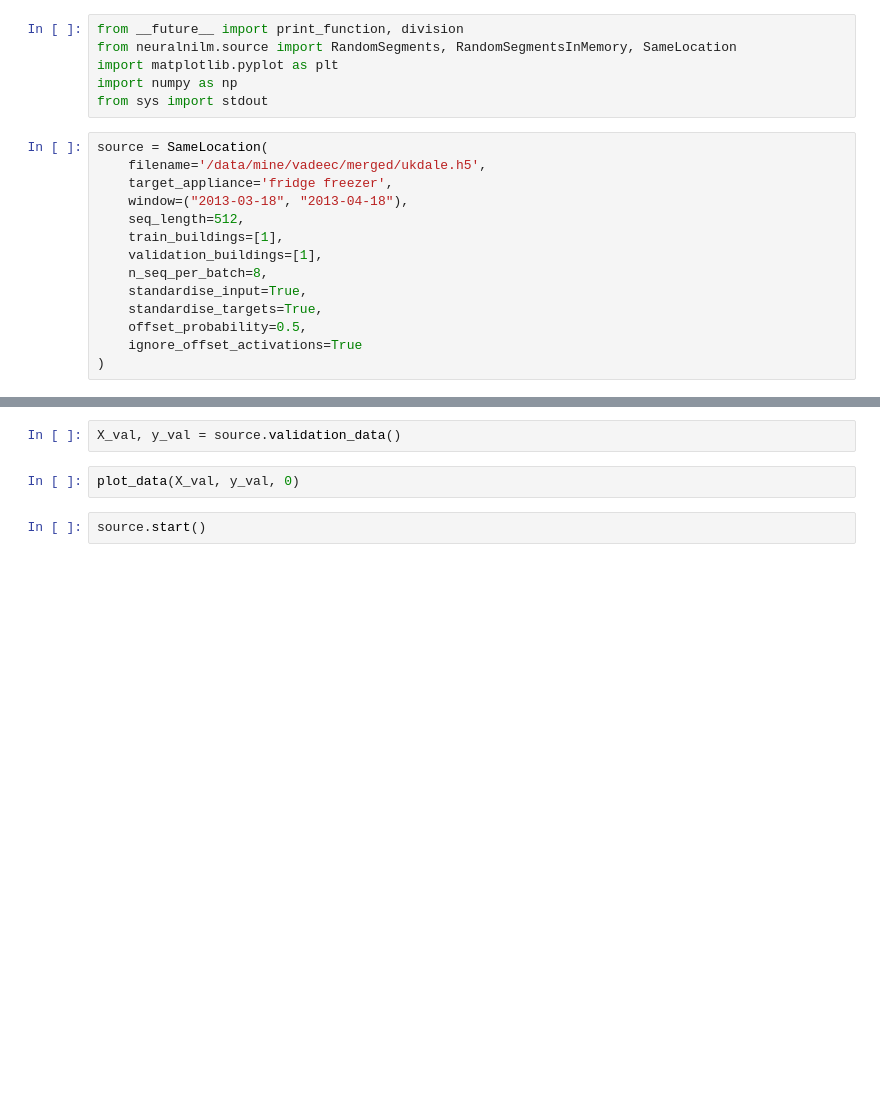
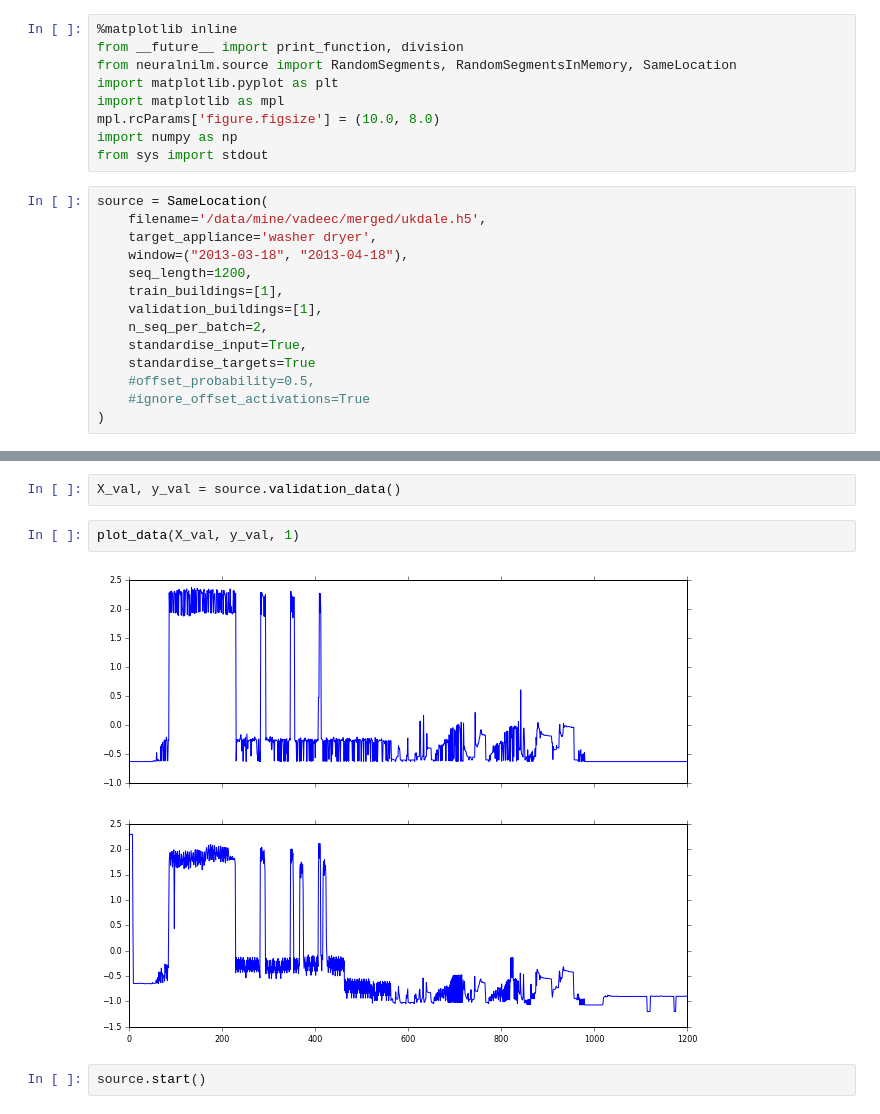
Before and after one commit to JackKelly/neuralnilm_prototype, a Jupyter notebook: notebooks/test RandomSegments.ipynb, the cells around one changed output, grey strips where cells are left out. Drawn from its saved outputs; the diff is of its cells as text; blank space fills up the shorter version.

```diff
--- a/notebooks/test RandomSegments.ipynb
+++ b/notebooks/test RandomSegments.ipynb
@@ -1,21 +1,24 @@
 # %%
+%matplotlib inline
 from __future__ import print_function, division
 from neuralnilm.source import RandomSegments, RandomSegmentsInMemory, SameLocation
 import matplotlib.pyplot as plt
+import matplotlib as mpl
+mpl.rcParams['figure.figsize'] = (10.0, 8.0)
 import numpy as np
 from sys import stdout
 # %%
 source = SameLocation(
     filename='/data/mine/vadeec/merged/ukdale.h5',
-    target_appliance='fridge freezer',
+    target_appliance='washer dryer',
     window=("2013-03-18", "2013-04-18"),
-    seq_length=512,
+    seq_length=1200,
     train_buildings=[1],
     validation_buildings=[1],
-    n_seq_per_batch=8,
+    n_seq_per_batch=2,
     standardise_input=True,
-    standardise_targets=True,
-    offset_probability=0.5,
-    ignore_offset_activations=True
+    standardise_targets=True
+    #offset_probability=0.5,
+    #ignore_offset_activations=True
 )
 # %% [output]
@@ -30,7 +37,9 @@ def plot_data(X, y, seq_i=0):
 # %%
 X_val, y_val = source.validation_data()
 # %%
-plot_data(X_val, y_val, 0)
+plot_data(X_val, y_val, 1)
+# %% [output]
+[figure, added]
 # %%
 source.start()
 # %%
```
Also changed, not shown: parts of 6 cells of this notebook, 6 other files.
